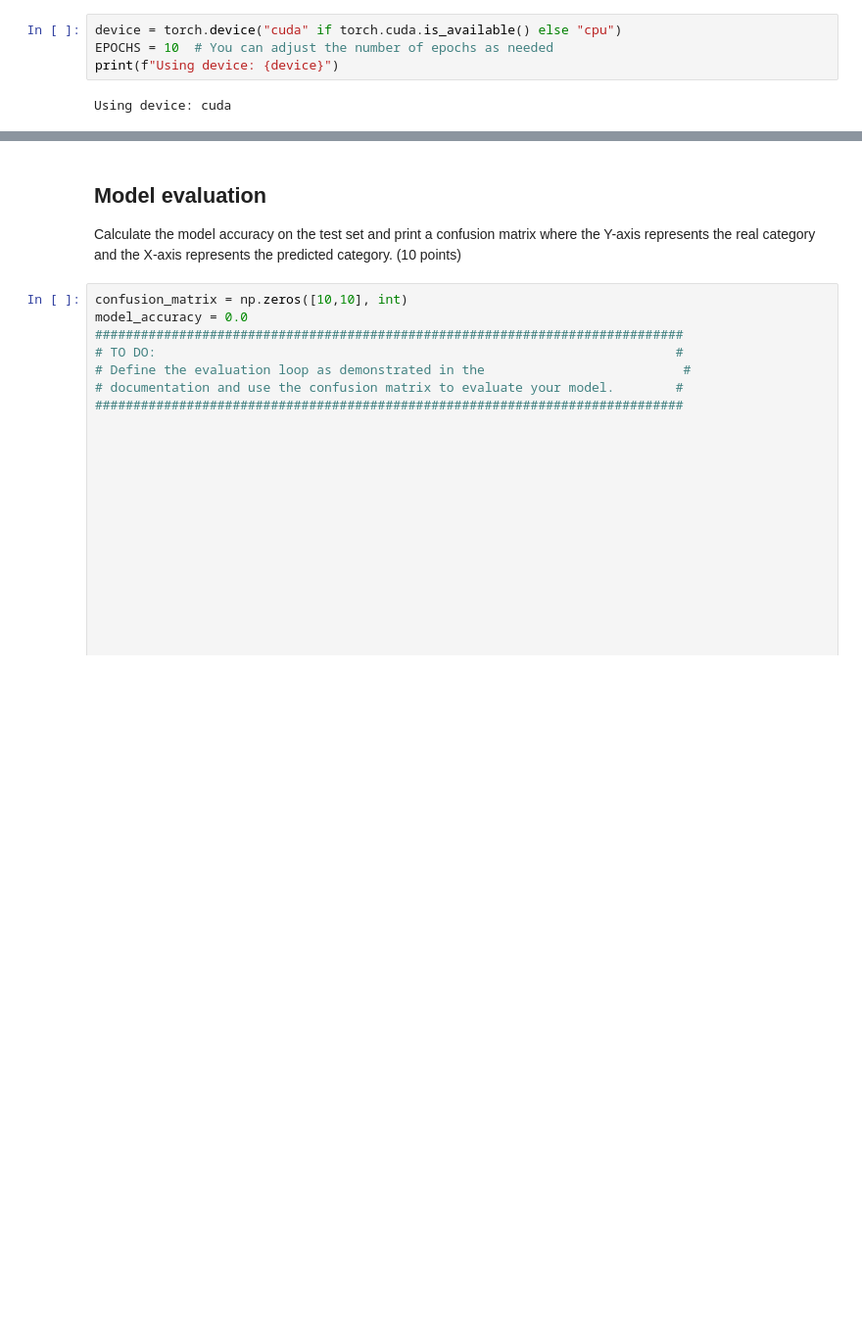
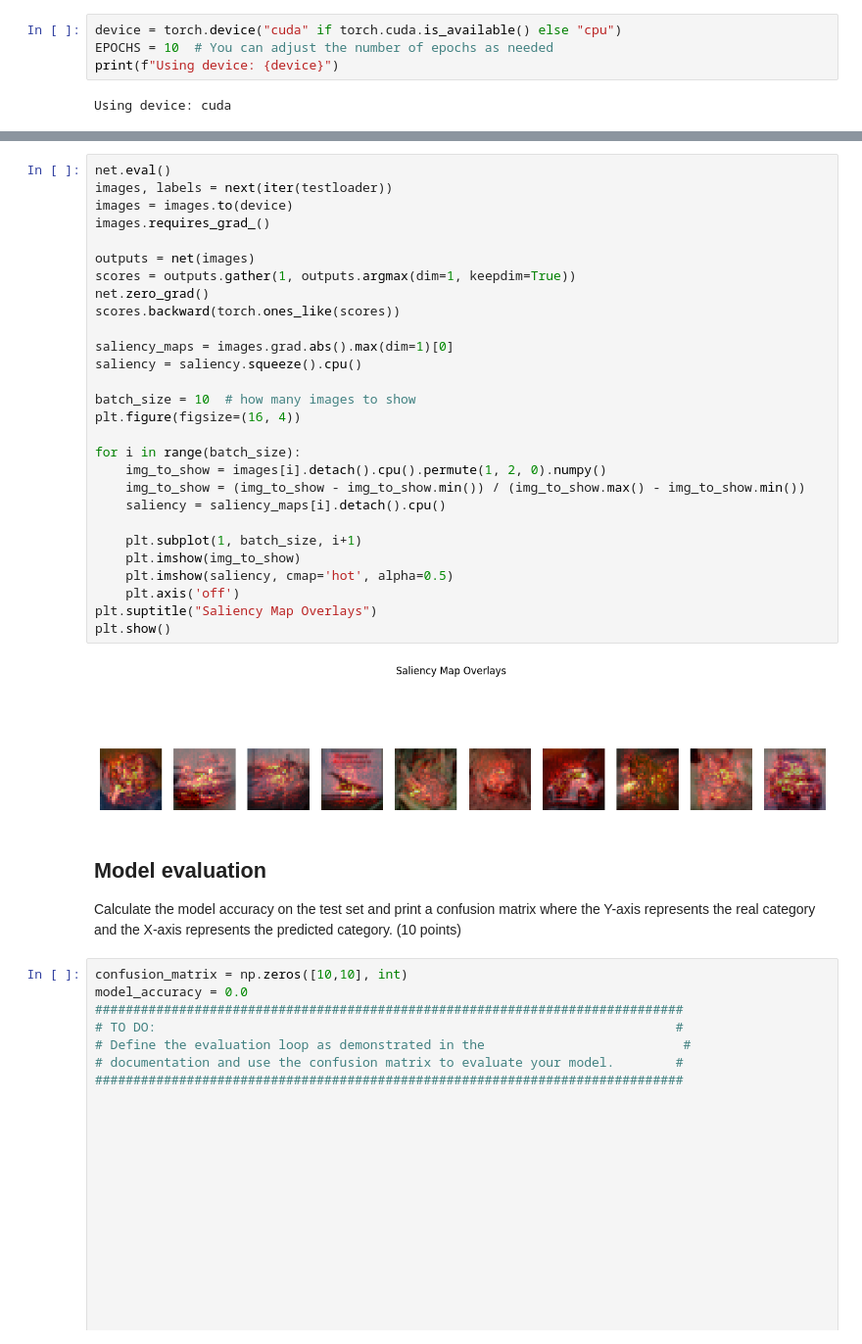
Before and after one commit to yossefPartouche/Deep_Learning, a Jupyter notebook: HW3.ipynb, the cells around one changed output, grey strips where cells are left out. Shown at 98% size. Cells and saved outputs as stored; diff of their text form; blank space fills up the shorter version.

```diff
--- a/HW3.ipynb
+++ b/HW3.ipynb
@@ -285,3 +336,33 @@ Epoch 09 | train_loss=1.3149 acc=0.528
+# %%
+net.eval()
+images, labels = next(iter(testloader))
+images = images.to(device)
+images.requires_grad_()
+
+outputs = net(images)
+scores = outputs.gather(1, outputs.argmax(dim=1, keepdim=True))
+net.zero_grad()
+scores.backward(torch.ones_like(scores))
+
+saliency_maps = images.grad.abs().max(dim=1)[0]
+saliency = saliency.squeeze().cpu()
+
+batch_size = 10  # how many images to show
+plt.figure(figsize=(16, 4))
+
+for i in range(batch_size):
+    img_to_show = images[i].detach().cpu().permute(1, 2, 0).numpy()
+    img_to_show = (img_to_show - img_to_show.min()) / (img_to_show.max() - img_to_show.min())
+    saliency = saliency_maps[i].detach().cpu()
+
+    plt.subplot(1, batch_size, i+1)
+    plt.imshow(img_to_show)
+    plt.imshow(saliency, cmap='hot', alpha=0.5)
+    plt.axis('off')
+plt.suptitle("Saliency Map Overlays")
+plt.show()
+# %% [output]
+[figure, added]
 # %% [markdown]
 ## Model evaluation
 
```
Also changed, not shown: parts of 7 cells of this notebook.
